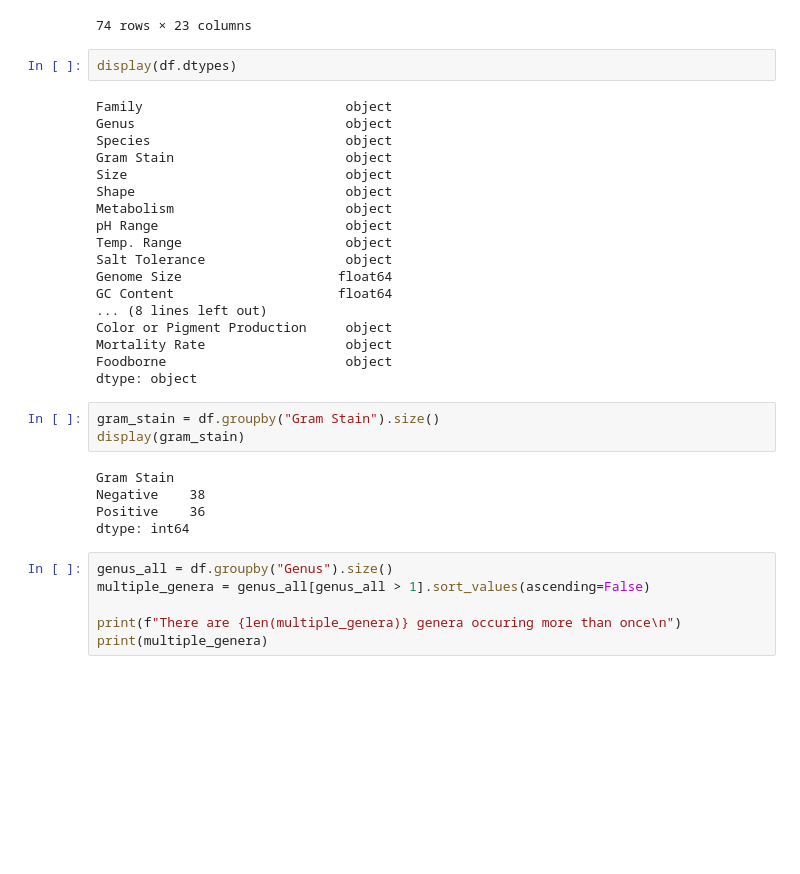
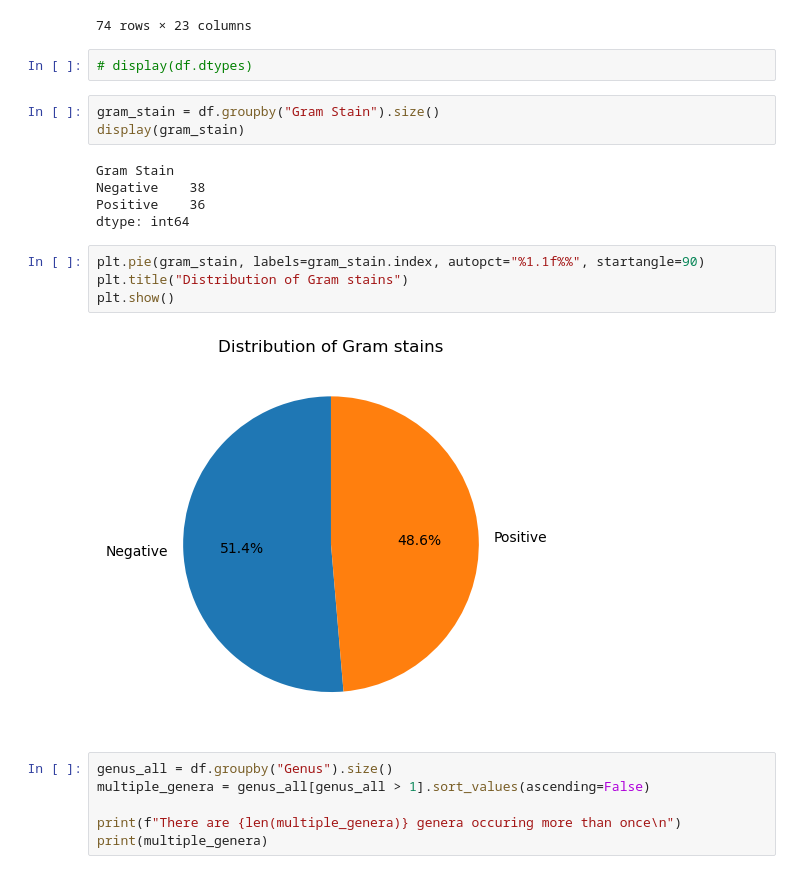
Before and after one commit to kucupwn/MicrobesGrid, a Jupyter notebook: main.ipynb, the cells around one changed output. Cells and saved outputs as stored; diff of their text form; blank space fills up the shorter version.

Commit message:
add pie chart to gram

```diff
--- a/main.ipynb
+++ b/main.ipynb
@@ -18,25 +19,7 @@ display(df)
 | 73 | Enterobacteriaceae | Yersinia | pestis | Negative | 1-2 | Rod | Facultative Anaerobe | 6-8 | 20-37 | ... |
 74 rows × 23 columns
 # %%
-display(df.dtypes)
+# display(df.dtypes)
-# %% [output]
-Family                          object
-Genus                           object
-Species                         object
-Gram Stain                      object
-Size                            object
-Shape                           object
-Metabolism                      object
-pH Range                        object
-Temp. Range                     object
-Salt Tolerance                  object
-Genome Size                    float64
-GC Content                     float64
-... (8 lines left out)
-Color or Pigment Production     object
-Mortality Rate                  object
-Foodborne                       object
-dtype: object
 # %%
 gram_stain = df.groupby("Gram Stain").size()
 display(gram_stain)
@@ -45,6 +28,12 @@ Gram Stain
 Negative    38
 Positive    36
 dtype: int64
+# %%
+plt.pie(gram_stain, labels=gram_stain.index, autopct="%1.1f%%", startangle=90)
+plt.title("Distribution of Gram stains")
+plt.show()
+# %% [output]
+[figure, added]
 # %%
 genus_all = df.groupby("Genus").size()
 multiple_genera = genus_all[genus_all > 1].sort_values(ascending=False)
```
Also changed, not shown: parts of 1 cell of this notebook.
